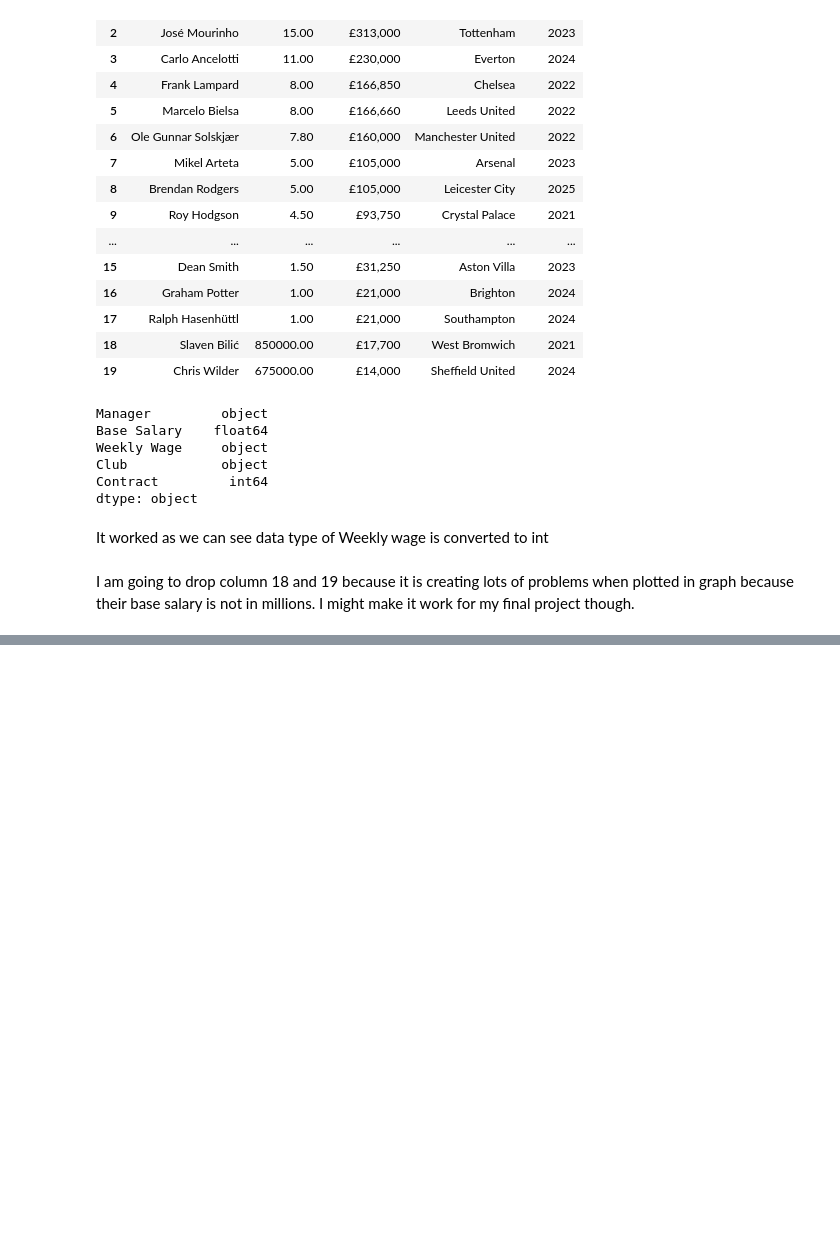
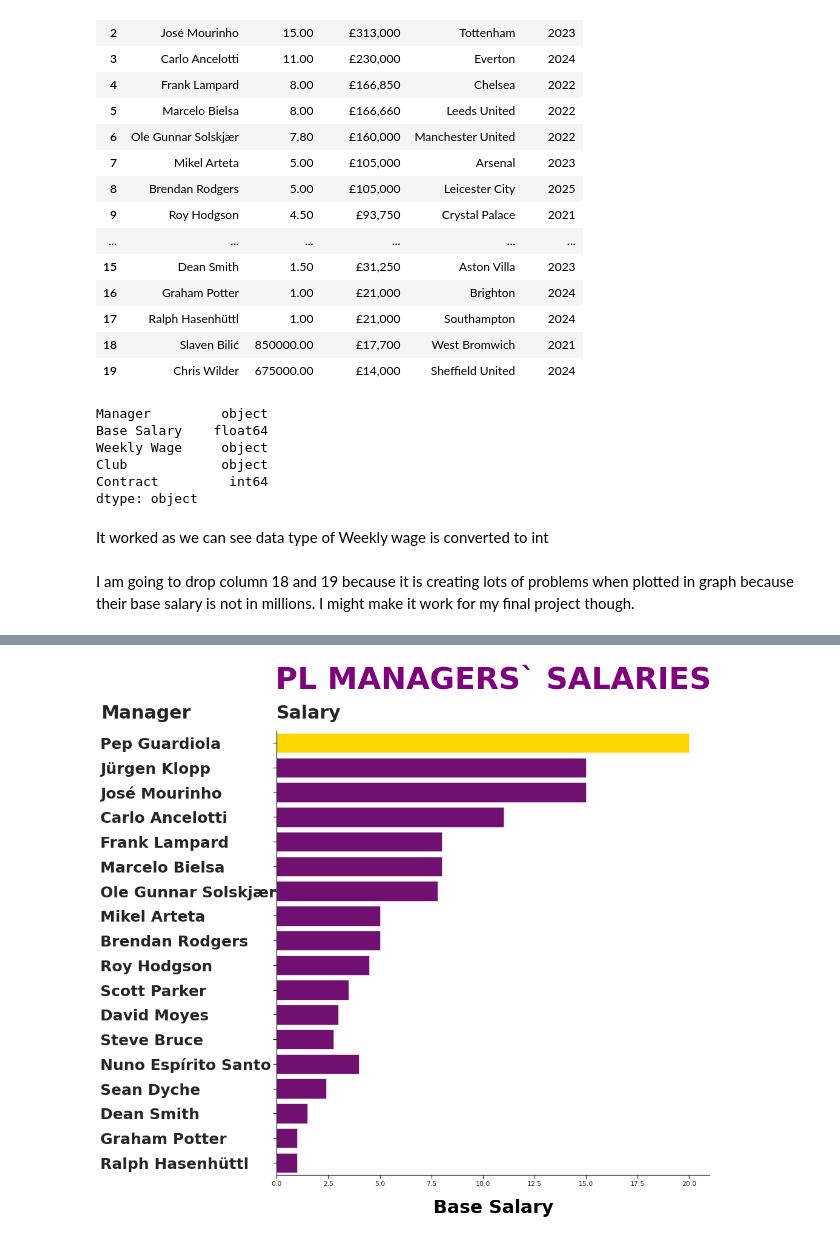
Before and after one commit to subin100/DataVisualization, a Jupyter notebook: Master.ipynb, the cells around one changed output, grey strips where cells are left out. Saved outputs shown, nothing was run; the diff lists cells and outputs as text; code cells hidden in the pictures; blank space fills up the shorter version.

```diff
--- a/Master.ipynb
+++ b/Master.ipynb
@@ -113,0 +147,25 @@ plt.show()
+# %%
+from re import X
+
+plt.rcParams["figure.figsize"] = [15, 13]
+plt.rcParams["figure.autolayout"] = True
+sns.set_style('ticks')
+ax = sns.barplot(data = df1, x = 'Base Salary', y= "Manager", color= 'purple', ci= None, linewidth= 0.5)
+ax.set_yticklabels(ax.get_yticklabels(), ha="left", rotation_mode = "anchor", fontweight = 'bold')
+ax.tick_params(axis='y', which='major', pad=285)
+
+ax.set_title('PL MANAGERS` SALARIES', size = float(50.0), fontweight = 'bold', color= 'purple', pad = 70)
+plt.text(-8.5, -1, "Manager", size = float(30.0), fontweight = 'bold')
+plt.text(0, -1, "Salary", size = float(30.0), fontweight = 'bold')
+# ax.set_ylabel("Manager", size = float(30), fontweight = 'bold',  color= 'black',labelpad = 70, )
+ax.set_ylabel('')
+
+ax.set_xlabel("Base Salary", size = float(30), fontweight = 'bold',  color= 'black', labelpad = 20 )
+patch_h = [patch.get_height() for patch in ax.patches]
+idx_tallest = np.argmax(patch_h)
+ax.patches[idx_tallest].set_facecolor('gold')
+ax.yaxis.set_tick_params(labelsize=25)
+sns.despine()
+plt.show()
+# %% [output]
+[figure, added]
```
Also changed, not shown: parts of 9 cells of this notebook.
